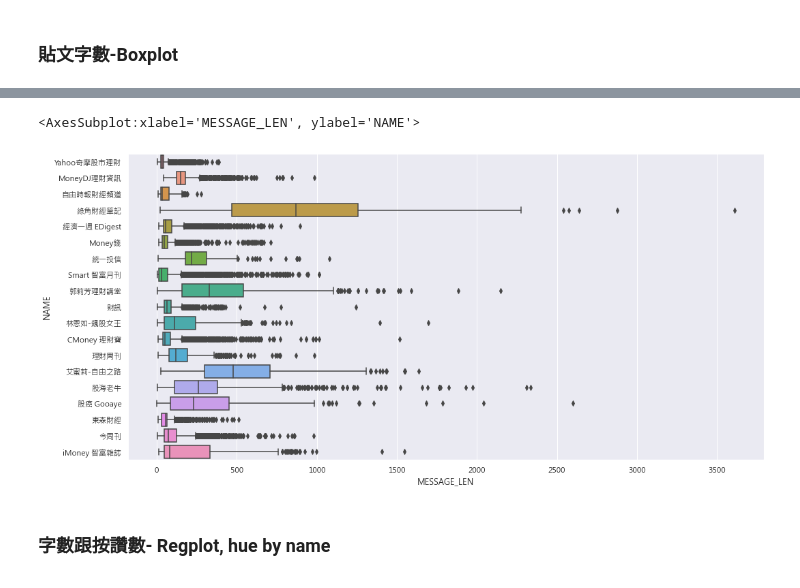
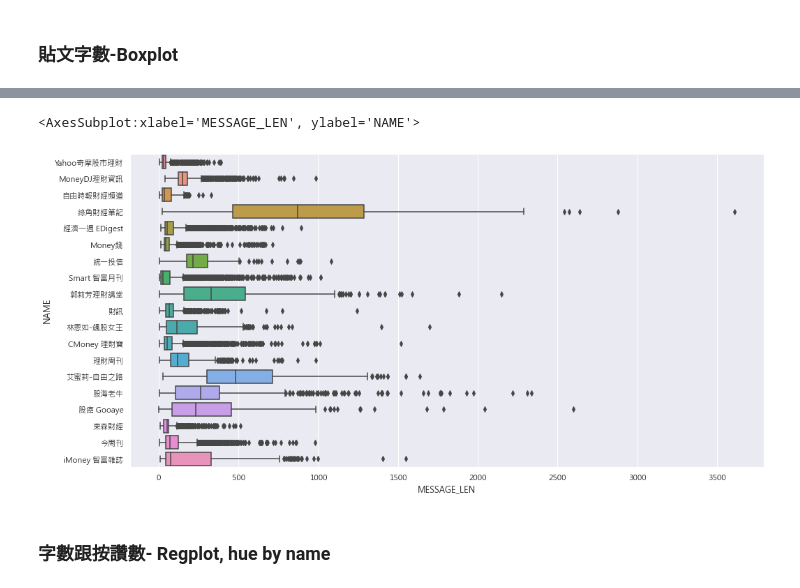
Before and after one commit to tlyu0419/Stock-Prediction-Using-Facebook-Sentiment-with-Python, a Jupyter notebook: 02_Sectiment_analysis.ipynb, the cells around one changed output, grey strips where cells are left out. Drawn from its saved outputs; the diff is of its cells as text; code cells hidden in the pictures.

```diff
--- a/02_Sectiment_analysis.ipynb
+++ b/02_Sectiment_analysis.ipynb
@@ -158,4 +164,5 @@ plotdf
 # %%
+sns.set(rc={'figure.figsize':(8.27,8.27)})
 sns.scatterplot(x='count', y='50%', data=plotdf, hue='NAME')
 # %% [output]
 <AxesSubplot:xlabel='count', ylabel='50%'>
@@ -188,8 +195,9 @@ df.groupby('NAME')['MESSAGE_LEN'].describe(percentiles=[0.1, 0.2, 0.3, 0.4, 0.5,
 # %%
+sns.set(rc={'figure.figsize':(16.27,8.27)})
 sns.boxplot(x='MESSAGE_LEN', y='NAME', data=df[['NAME', 'MESSAGE', 'MESSAGE_LEN']])
 # %% [output]
 <AxesSubplot:xlabel='MESSAGE_LEN', ylabel='NAME'>
-[figure, old version]
+[figure, new version]
 # %% [markdown]
 ### 字數跟按讚數- Regplot, hue by name
 # %%
```
Also changed, not shown: parts of 131 cells of this notebook, 26 other files.
